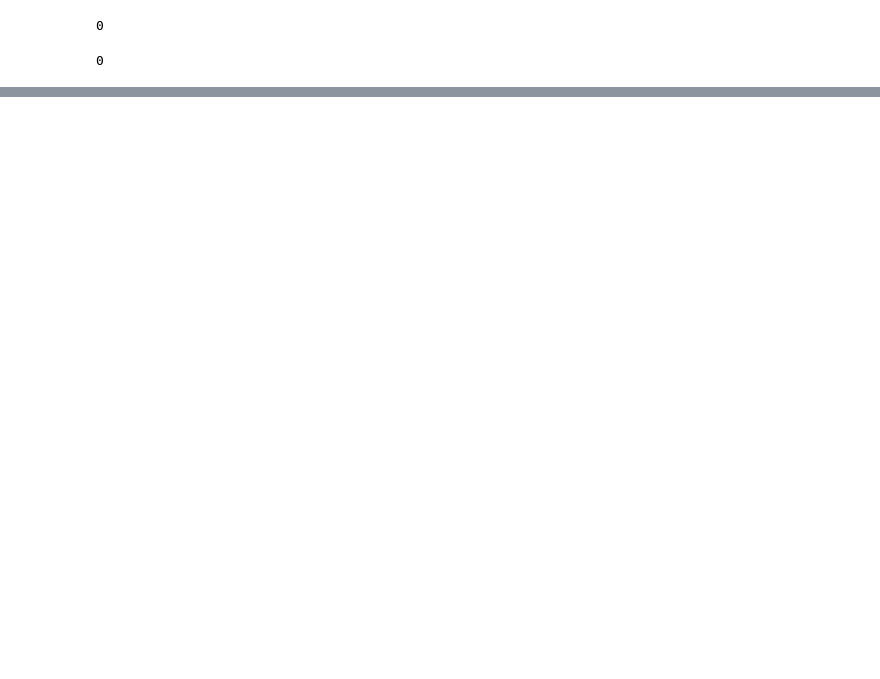
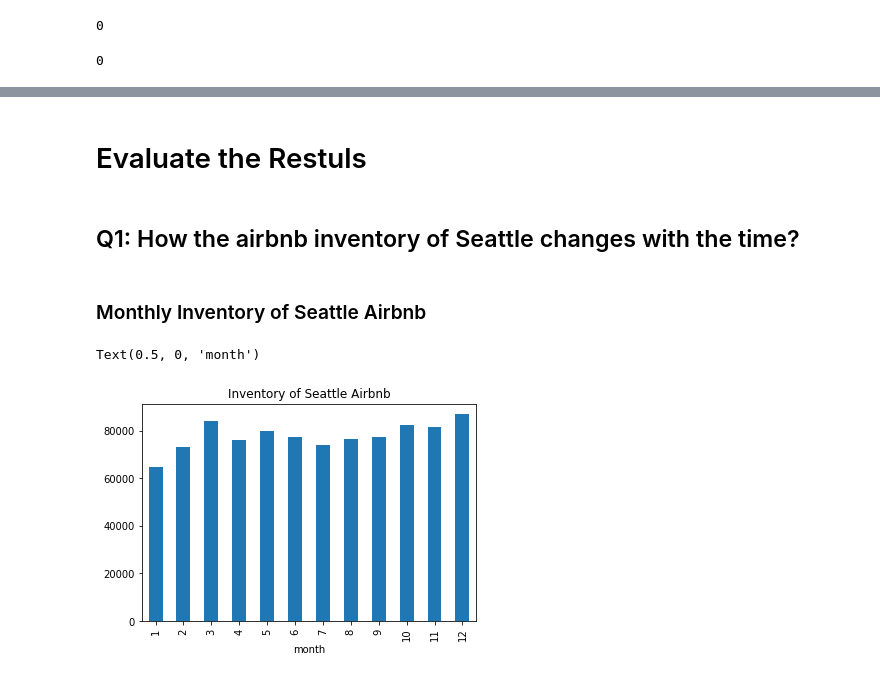
Before and after one commit to hanklee2018/A-Comparative-Analysis-of-the-Airbnb-Market, a Jupyter notebook: anlysis.ipynb, the cells around one changed output, grey strips where cells are left out. Drawn from its saved outputs; the diff is of its cells as text; code cells hidden in the pictures; blank space fills up the shorter version.

```diff
--- a/anlysis.ipynb
+++ b/anlysis.ipynb
@@ -82,4 +139,7 @@ Index(['id', 'listing_url', 'scrape_id', 'last_scraped', 'name', 'summary',
 # %%
 # change the data type of date
-seattle_calendar['date'] = pd.DatetimeIndex(seattle_calendar['date']).astype('datetime64[ns]')
+seattle_calendar['date'] = pd.DatetimeIndex(seattle_calendar['date'])
+boston_calendar['date'] = pd.DatetimeIndex(boston_calendar['date'])
+# change the money to float type
 seattle_calendar['price'] = seattle_calendar['price'].apply(change_money)
+boston_calendar['price'] = boston_calendar['price'].apply(change_money)
@@ -239,0 +168,3 @@ plt.legend(['Seattle', 'Boston'])
+# %%
+seattle_calendar_a = seattle_calendar[seattle_calendar['available'] == 't']
+seattle_calendar_a.head()
@@ -239,0 +188,15 @@ plt.legend(['Seattle', 'Boston'])
+# %% [markdown]
+# Evaluate the Restuls
+# %% [markdown]
+## Q1: How the airbnb inventory of Seattle changes with the time?
+# %% [markdown]
+### Monthly Inventory of Seattle Airbnb
+# %%
+seattle_inventory = seattle_calendar_a['listing_id'].groupby(
+                        seattle_calendar_a['date'].dt.month).count()
+seattle_inventory.plot(kind='bar')
+plt.title('Inventory of Seattle Airbnb')
+plt.xlabel('month')
+# %% [output]
+Text(0.5, 0, 'month')
+[figure, added]
```
Also changed, not shown: parts of 80 cells of this notebook.
